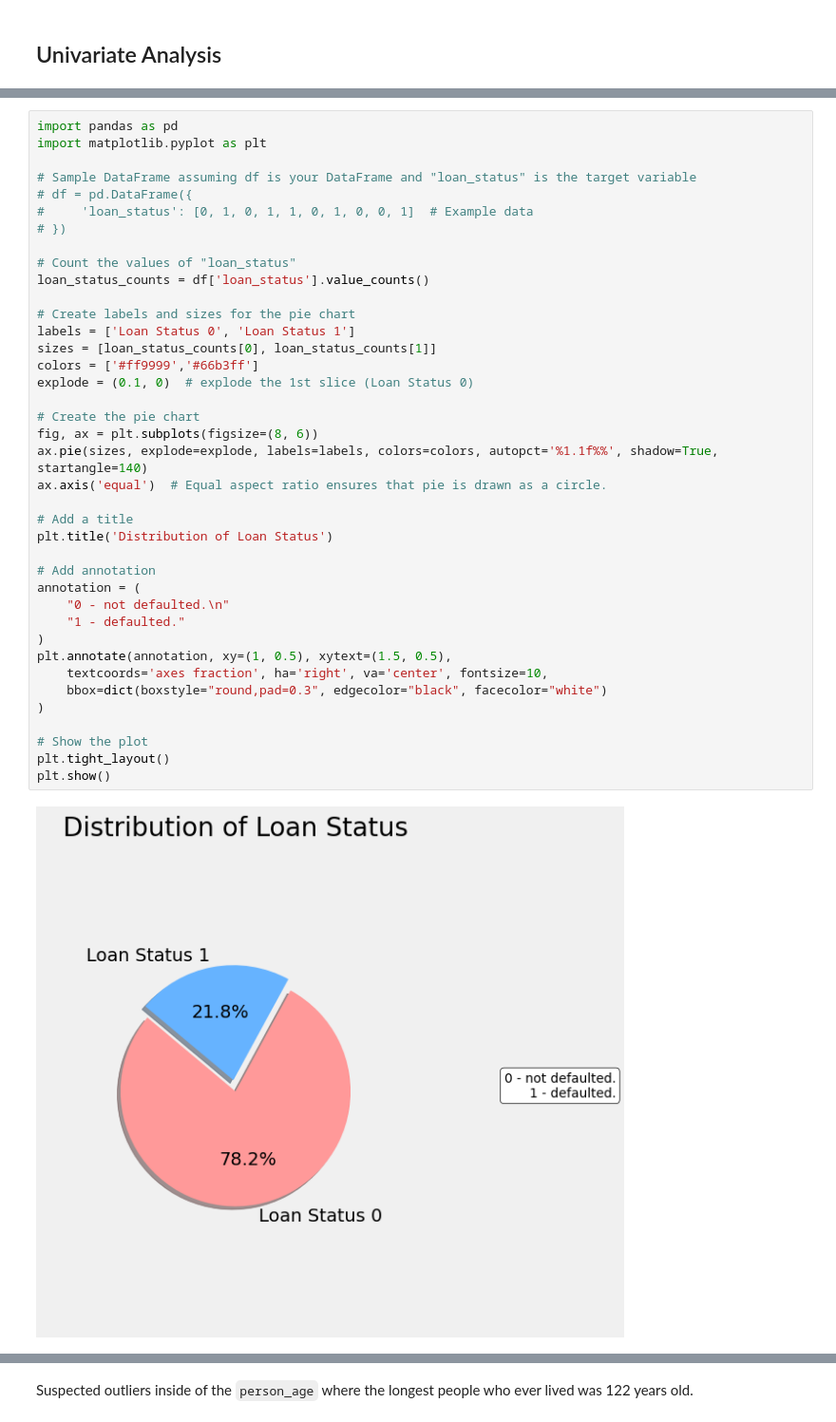
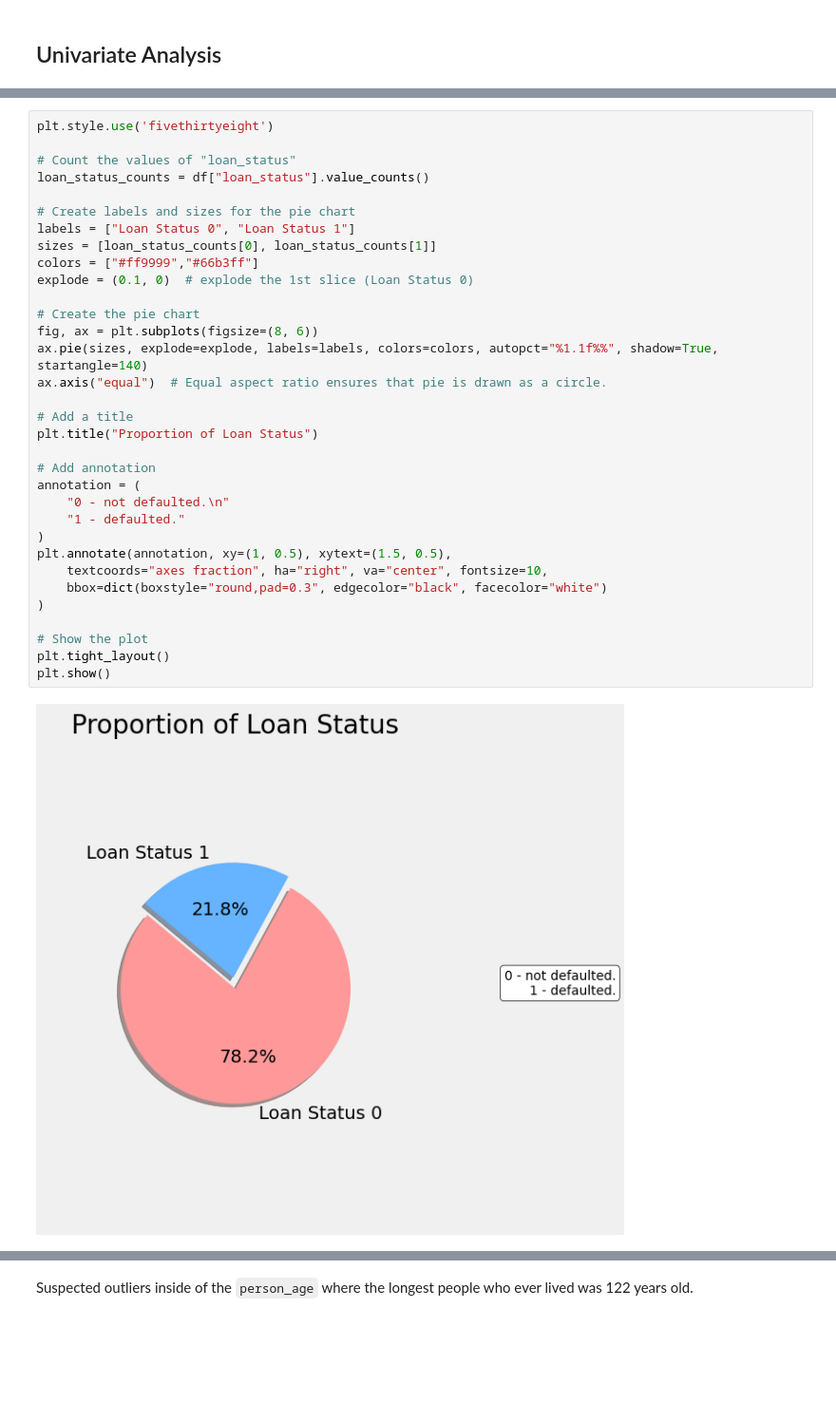
Before and after one commit to marcellinus-witarsah/credit-score-modelling-old, a Jupyter notebook: notebooks/credit_scorecard.ipynb, the cells around one changed output, grey strips where cells are left out. Shown at 95% size. Cells and saved outputs as stored; diff of their text form; blank space fills up the shorter version.

```diff
--- a/notebooks/credit_scorecard.ipynb
+++ b/notebooks/credit_scorecard.ipynb
@@ -50,41 +71,35 @@ None
 # %%
-import pandas as pd
-import matplotlib.pyplot as plt
-
-# Sample DataFrame assuming df is your DataFrame and "loan_status" is the target variable
-# df = pd.DataFrame({
-#     'loan_status': [0, 1, 0, 1, 1, 0, 1, 0, 0, 1]  # Example data
-# })
+plt.style.use('fivethirtyeight')
 
 # Count the values of "loan_status"
-loan_status_counts = df['loan_status'].value_counts()
+loan_status_counts = df["loan_status"].value_counts()
 
 # Create labels and sizes for the pie chart
-labels = ['Loan Status 0', 'Loan Status 1']
+labels = ["Loan Status 0", "Loan Status 1"]
 sizes = [loan_status_counts[0], loan_status_counts[1]]
-colors = ['#ff9999','#66b3ff']
+colors = ["#ff9999","#66b3ff"]
 explode = (0.1, 0)  # explode the 1st slice (Loan Status 0)
 
 # Create the pie chart
 fig, ax = plt.subplots(figsize=(8, 6))
-ax.pie(sizes, explode=explode, labels=labels, colors=colors, autopct='%1.1f%%', shadow=True, startangle=140)
-ax.axis('equal')  # Equal aspect ratio ensures that pie is drawn as a circle.
+ax.pie(sizes, explode=explode, labels=labels, colors=colors, autopct="%1.1f%%", shadow=True, startangle=140)
+ax.axis("equal")  # Equal aspect ratio ensures that pie is drawn as a circle.
 
 # Add a title
-plt.title('Distribution of Loan Status')
+plt.title("Proportion of Loan Status")
 
 # Add annotation
 annotation = (
     "0 - not defaulted.\n"
     "1 - defaulted."
 )
 plt.annotate(annotation, xy=(1, 0.5), xytext=(1.5, 0.5),
-    textcoords='axes fraction', ha='right', va='center', fontsize=10,
+    textcoords="axes fraction", ha="right", va="center", fontsize=10,
     bbox=dict(boxstyle="round,pad=0.3", edgecolor="black", facecolor="white")
 )
 
 # Show the plot
 plt.tight_layout()
 plt.show()
 # %% [output]
-[figure, old version]
+[figure, new version]
```
Also changed, not shown: parts of 38 cells of this notebook.
